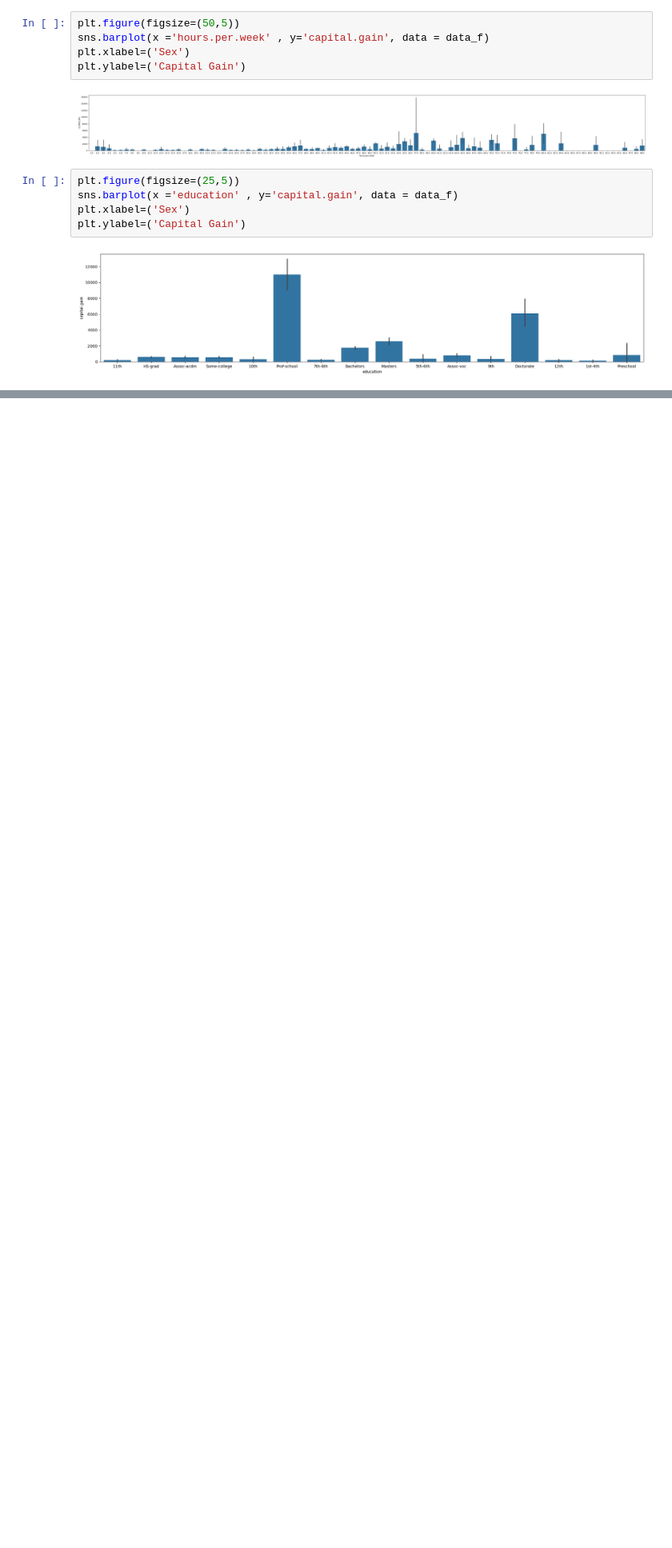
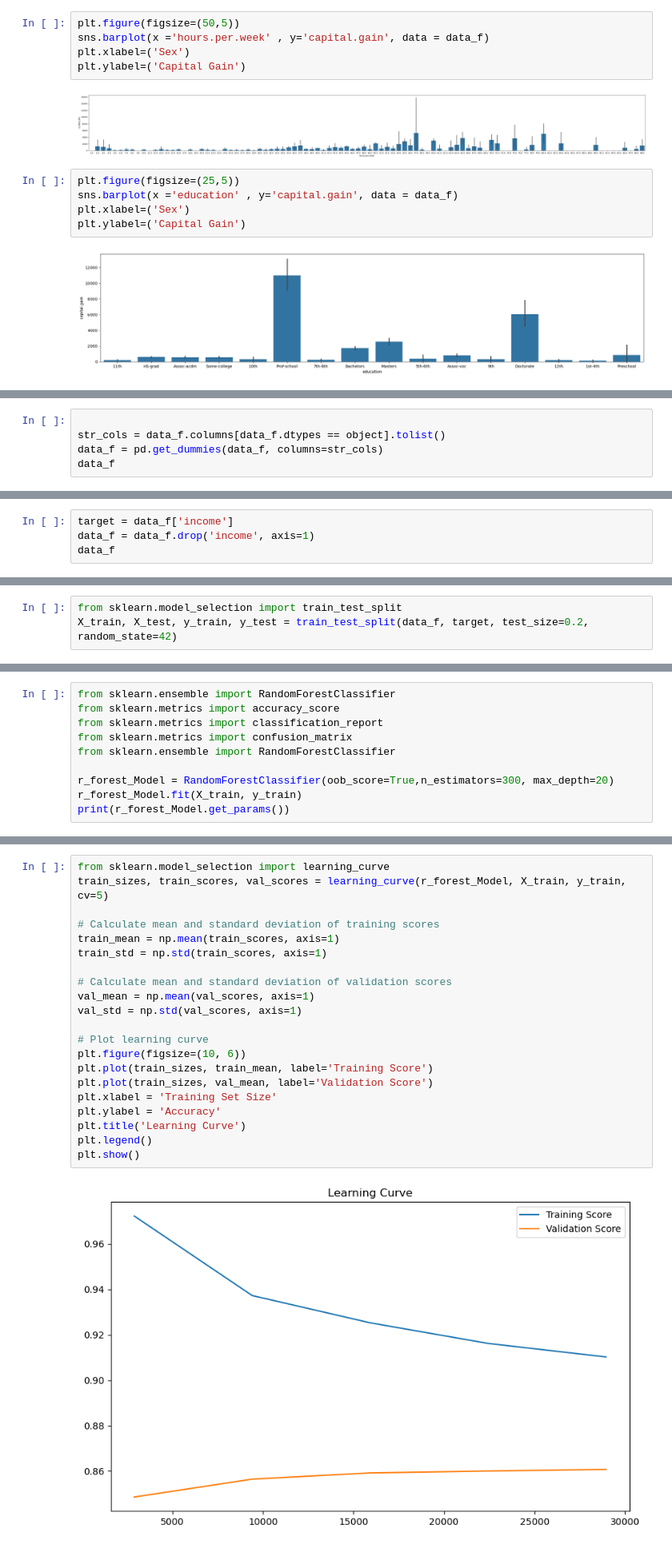
Before and after one commit to vgry5/Predicting-whether-income-exceeds-50K-yr-based-on-census-data, a Jupyter notebook: sol.ipynb, the cells around one changed output, grey strips where cells are left out. Shown: that part at 80% size. Cells and saved outputs as stored; diff of their text form; blank space fills up the shorter version.

```diff
--- a/sol.ipynb
+++ b/sol.ipynb
@@ -125,0 +202,5 @@ plt.ylabel=('Capital Gain')
+# %%
+
+str_cols = data_f.columns[data_f.dtypes == object].tolist()
+data_f = pd.get_dummies(data_f, columns=str_cols)
+data_f
@@ -125,0 +251,4 @@ plt.ylabel=('Capital Gain')
+# %%
+target = data_f['income']
+data_f = data_f.drop('income', axis=1)
+data_f
@@ -125,0 +269,3 @@ plt.ylabel=('Capital Gain')
+# %%
+from sklearn.model_selection import train_test_split
+X_train, X_test, y_train, y_test = train_test_split(data_f, target, test_size=0.2, random_state=42)
@@ -125,0 +276,10 @@ plt.ylabel=('Capital Gain')
+# %%
+from sklearn.ensemble import RandomForestClassifier
+from sklearn.metrics import accuracy_score
+from sklearn.metrics import classification_report
+from sklearn.metrics import confusion_matrix
+from sklearn.ensemble import RandomForestClassifier
+
+r_forest_Model = RandomForestClassifier(oob_score=True,n_estimators=300, max_depth=20)
+r_forest_Model.fit(X_train, y_train)
+print(r_forest_Model.get_params())
@@ -125,0 +306,23 @@ plt.ylabel=('Capital Gain')
+# %%
+from sklearn.model_selection import learning_curve
+train_sizes, train_scores, val_scores = learning_curve(r_forest_Model, X_train, y_train, cv=5)
+
+# Calculate mean and standard deviation of training scores
+train_mean = np.mean(train_scores, axis=1)
+train_std = np.std(train_scores, axis=1)
+
+# Calculate mean and standard deviation of validation scores
+val_mean = np.mean(val_scores, axis=1)
+val_std = np.std(val_scores, axis=1)
+
+# Plot learning curve
+plt.figure(figsize=(10, 6))
+plt.plot(train_sizes, train_mean, label='Training Score')
+plt.plot(train_sizes, val_mean, label='Validation Score')
+plt.xlabel = 'Training Set Size'
+plt.ylabel = 'Accuracy'
+plt.title('Learning Curve')
+plt.legend()
+plt.show()
+# %% [output]
+[figure, added]
```
Also changed, not shown: parts of 22 cells of this notebook, 1 other file.
